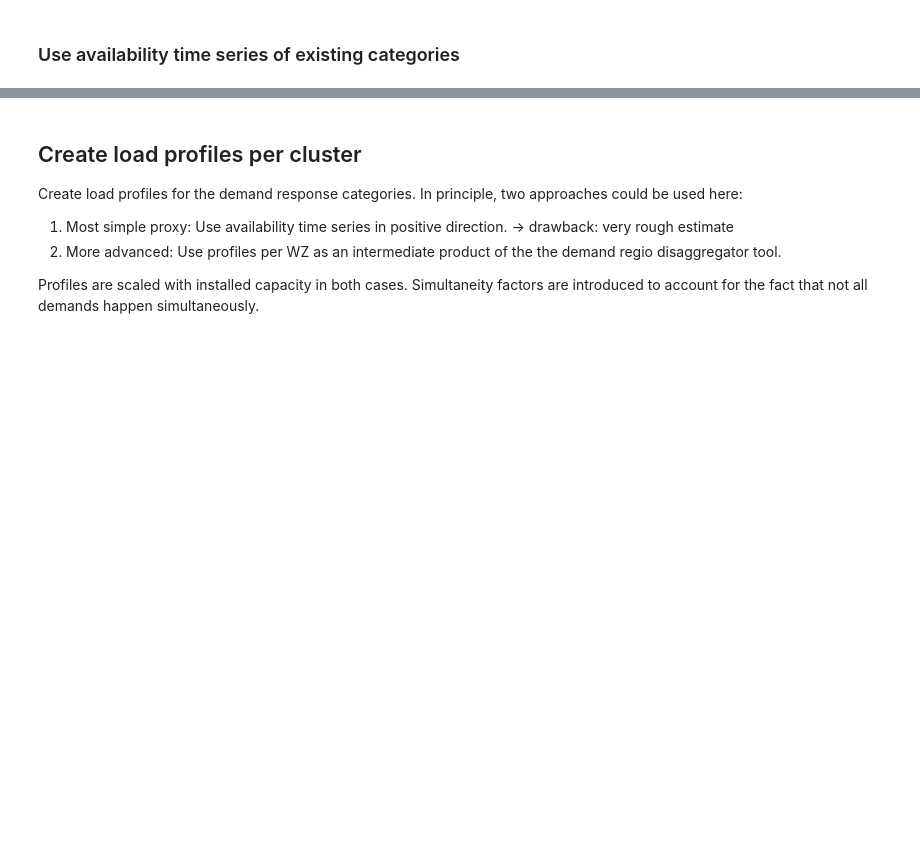
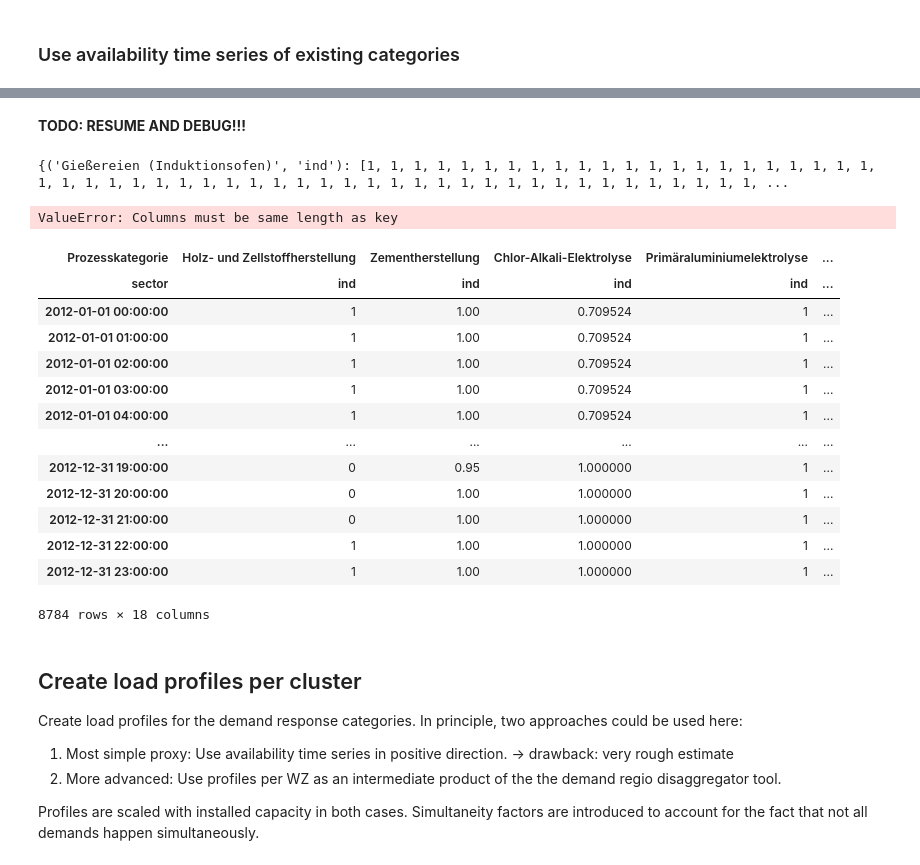
Before and after one commit to jokochems/DR_Potentials, a Jupyter notebook: DR_potential_clustering.ipynb, the cells around one changed output, grey strips where cells are left out. Drawn from its saved outputs; the diff is of its cells as text; code cells hidden in the pictures; blank space fills up the shorter version.

```diff
--- a/DR_potential_clustering.ipynb
+++ b/DR_potential_clustering.ipynb
@@ -1459,0 +1501,8 @@ months_dict_neg[('Heizungsumwälzpumpen', 'hoho')] = dict(zip(months, month_ava_
+# %%
+factors = create_synthetic_profile_factors(
+    {
+        hours: ("hours", hourly_factors),
+        days: ("days", weekly_factors),
+        months: ("months", monthly_factors)
+    }
+)
@@ -1459,0 +1529,25 @@ months_dict_neg[('Heizungsumwälzpumpen', 'hoho')] = dict(zip(months, month_ava_
+# %%
+processes = set(params.index[params.index.get_level_values(1) == sector])
+availabilities = set(availability_time_series.columns.to_list())
+diff_cols = list(processes - availabilities)
+
+# By default, assign all columns a constant availability
+# if it is not explicitly
+scalar_dict = {c: 1 for c in diff_cols if c not in synthetic_cols}
+if not len(scalar_dict) == 0:
+    availability_time_series[diff_cols] = pd.DataFrame(
+        scalar_dict, index=availability_time_series.index
+    )
+
+for col in synthetic_cols:
+    hours = availability_time_series.index.hour.map(factors[("hours", direction)][col])
+    days = availability_time_series.index.dayofweek.map(factors[("days", direction)][col])
+    months = availability_time_series.index.month.map(factors[("months", direction)][col])
+
+    availability_time_series[col] = pd.Series(
+        hours * days * months, index=availability_time_series.index
+    )
+
+return availability_time_series
+# %% [markdown]
+**TODO: RESUME AND DEBUG!!!**
@@ -1460,3 +1621,35 @@ months_dict_neg[('Heizungsumwälzpumpen', 'hoho')] = dict(zip(months, month_ava_
+# %%
+availability_ind_pos = assign_availability_remaining(
+    parameters_for_clustering, availability_ind_pos,
+    synthetic_cols=[('Klimakälte', 'ind'), ('Prozesskälte', 'ind'),
+                    ('Luftzerlegung', 'ind'),
+                    ('Kühlung (Lebensmittelindustrie)', 'ind'),
+                    ('Pumpenanwendungen', 'ind'), ('Beleuchtung', 'ind'),
+                    ('Druckluftanwendungen', 'ind'), ('Belüftung', 'ind')],
+    factors=factors,
+    sector="ind",
+    kind="pos"
+)
+# %% [output]
+{('Gießereien (Induktionsofen)', 'ind'): [1, 1, 1, 1, 1, 1, 1, 1, 1, 1, 1, 1, 1, 1, 1, 1, 1, 1, 1, 1, 1, 1, 1, 1, 1, 1, 1, 1, 1, 1, 1, 1, 1, 1, 1, 1, 1, 1, 1, 1, 1, 1, 1, 1, 1, 1, 1, 1, 1, 1, 1, 1, 1, ...
+ValueError: Columns must be same length as key
+# %%
+availability_ind_pos
+# %% [output]
+| Prozesskategorie | Holz- und Zellstoffherstellung | Zementherstellung | Chlor-Alkali-Elektrolyse | Primäraluminiumelektrolyse | ... |
+| sector | ind | ind | ind | ind | ... |
+| 2012-01-01 00:00:00 | 1 | 1.00 | 0.709524 | 1 | ... |
+| 2012-01-01 01:00:00 | 1 | 1.00 | 0.709524 | 1 | ... |
+| 2012-01-01 02:00:00 | 1 | 1.00 | 0.709524 | 1 | ... |
+| 2012-01-01 03:00:00 | 1 | 1.00 | 0.709524 | 1 | ... |
+| 2012-01-01 04:00:00 | 1 | 1.00 | 0.709524 | 1 | ... |
+| ... | ... | ... | ... | ... | ... |
+| 2012-12-31 19:00:00 | 0 | 0.95 | 1.000000 | 1 | ... |
+| 2012-12-31 20:00:00 | 0 | 1.00 | 1.000000 | 1 | ... |
+| 2012-12-31 21:00:00 | 0 | 1.00 | 1.000000 | 1 | ... |
+| 2012-12-31 22:00:00 | 1 | 1.00 | 1.000000 | 1 | ... |
+| 2012-12-31 23:00:00 | 1 | 1.00 | 1.000000 | 1 | ... |
+8784 rows × 18 columns
 # %%
 # Fill missing availability time series
 availability_ind_pos = assign_availability_remaining(
```
Also changed, not shown: parts of 20 cells of this notebook.
